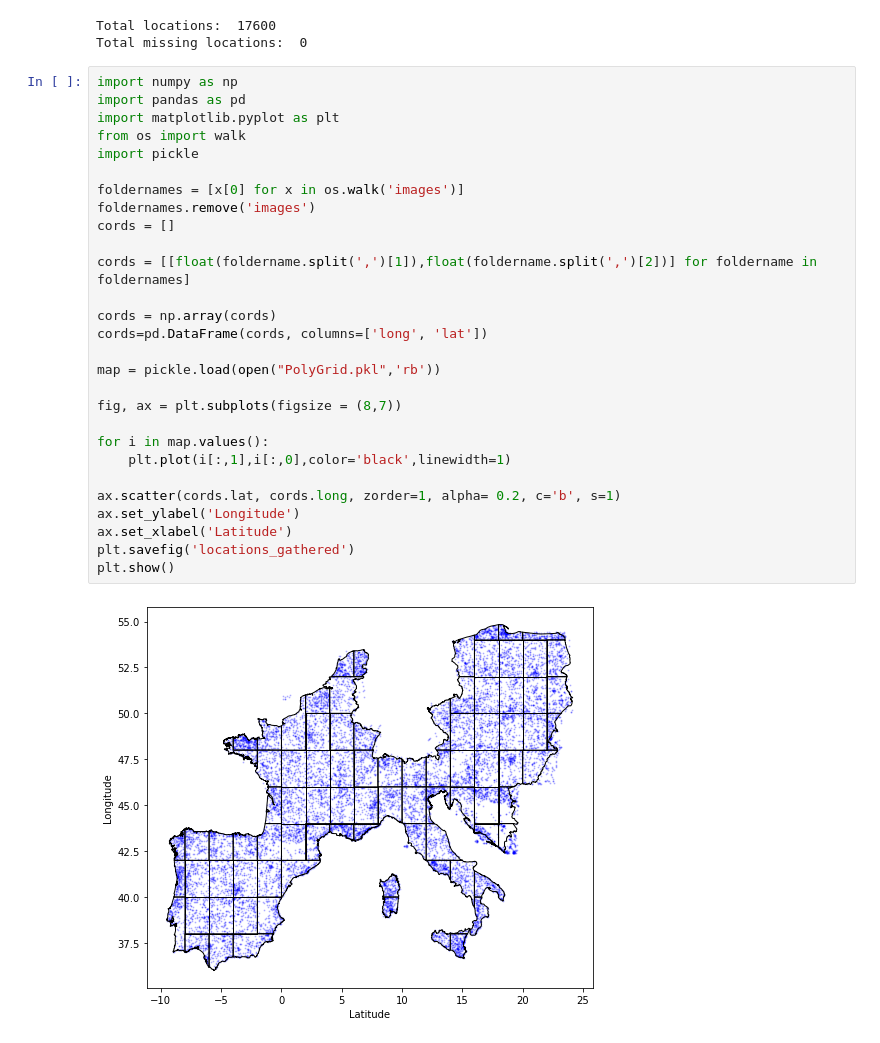
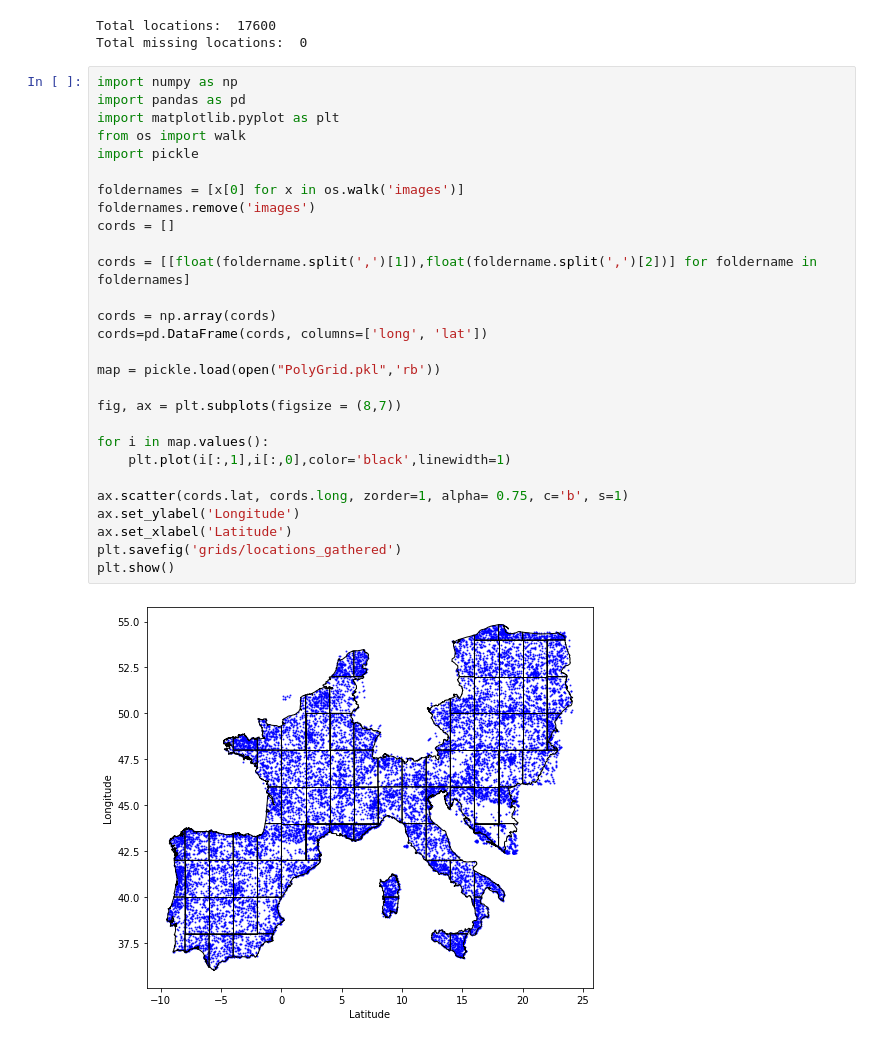
Before and after one commit to saleha1wer/Geoguessr-AI, a Jupyter notebook: visualize_data.ipynb, the cells around one changed output. Saved outputs shown, nothing was run; the diff lists cells and outputs as text.

```diff
--- a/visualize_data.ipynb
+++ b/visualize_data.ipynb
@@ -18,30 +18,30 @@ Total missing locations:  0
 # %%
 import numpy as np
 import pandas as pd
 import matplotlib.pyplot as plt
 from os import walk
 import pickle
 
 foldernames = [x[0] for x in os.walk('images')]
 foldernames.remove('images')
 cords = []
 
 cords = [[float(foldername.split(',')[1]),float(foldername.split(',')[2])] for foldername in foldernames]
 
 cords = np.array(cords)
 cords=pd.DataFrame(cords, columns=['long', 'lat'])
 
 map = pickle.load(open("PolyGrid.pkl",'rb'))
 
 fig, ax = plt.subplots(figsize = (8,7))
 
 for i in map.values():
     plt.plot(i[:,1],i[:,0],color='black',linewidth=1)
 
-ax.scatter(cords.lat, cords.long, zorder=1, alpha= 0.2, c='b', s=1)
+ax.scatter(cords.lat, cords.long, zorder=1, alpha= 0.75, c='b', s=1)
 ax.set_ylabel('Longitude')
 ax.set_xlabel('Latitude')
-plt.savefig('locations_gathered')
+plt.savefig('grids/locations_gathered')
 plt.show()
 # %% [output]
-[figure, old version]
+[figure, new version]
```
Also changed, not shown: 5 other files.
